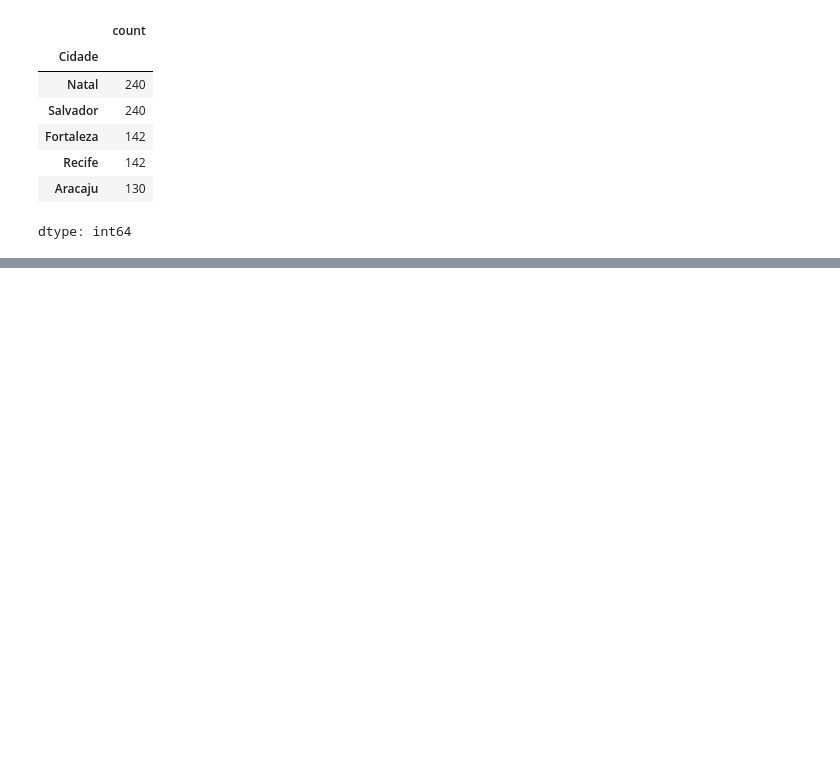
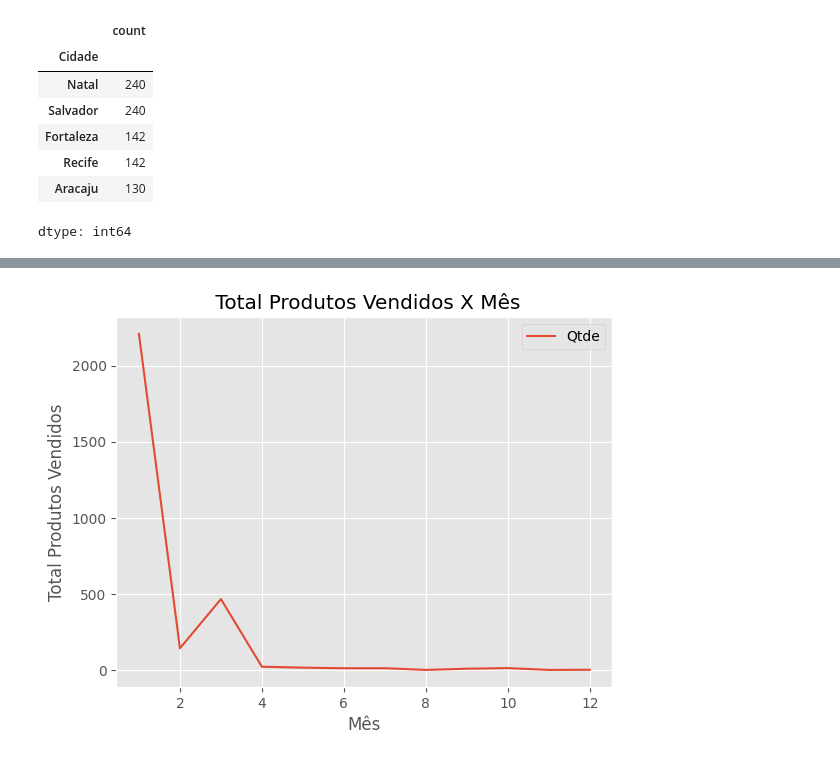
Before and after one commit to AleLucasG/Analise_Dados_Python_Pandas, a Jupyter notebook: Aulas/Aula04_Vizualizacao_Dados.ipynb, the cells around one changed output, grey strips where cells are left out. Saved outputs shown, nothing was run; the diff lists cells and outputs as text; code cells hidden in the pictures; blank space fills up the shorter version.

```diff
--- a/Aulas/Aula04_Vizualizacao_Dados.ipynb
+++ b/Aulas/Aula04_Vizualizacao_Dados.ipynb
@@ -225,0 +262,10 @@ dtype: int64
+# %%
+# Agrupa os dados pelo mês da coluna "Mes_Venda" e calcula a soma da coluna "Qtde" (quantidade de produtos vendidos) para cada mês.
+# O método "plot()" gera o gráfico, e o parâmetro "marker='v'" adiciona marcadores em formato de triângulo invertido nas linhas do gráfico.
+# Os eixos X e Y são rotulados como "Mês" e "Total Produtos Vendidos", respectivamente, e a legenda é ativada com "plt.legend()".
+df.groupby(df["Mes_Venda"])["Qtde"].sum().plot(title=" Total Produtos Vendidos X Mês");
+plt.xlabel("Mês");
+plt.ylabel("Total Produtos Vendidos");
+plt.legend();
+# %% [output]
+[figure, added]
```
Also changed, not shown: parts of 16 cells of this notebook.
